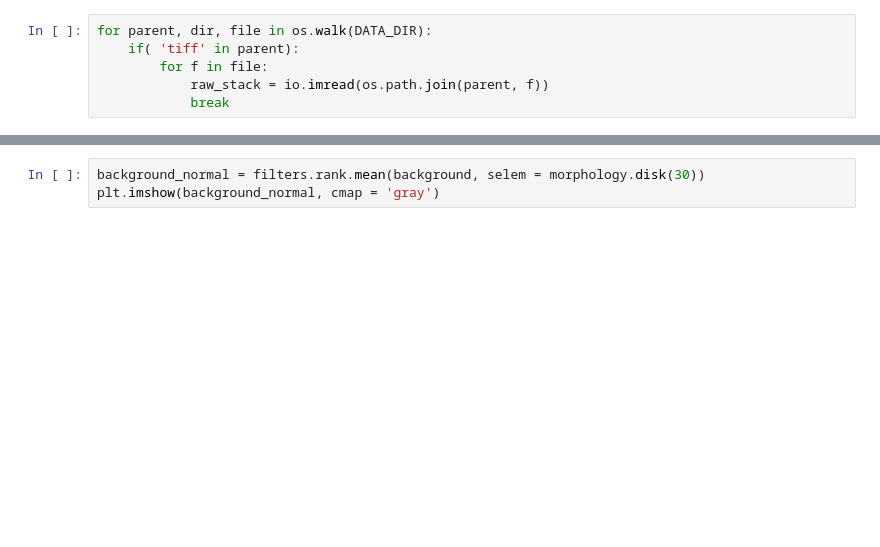
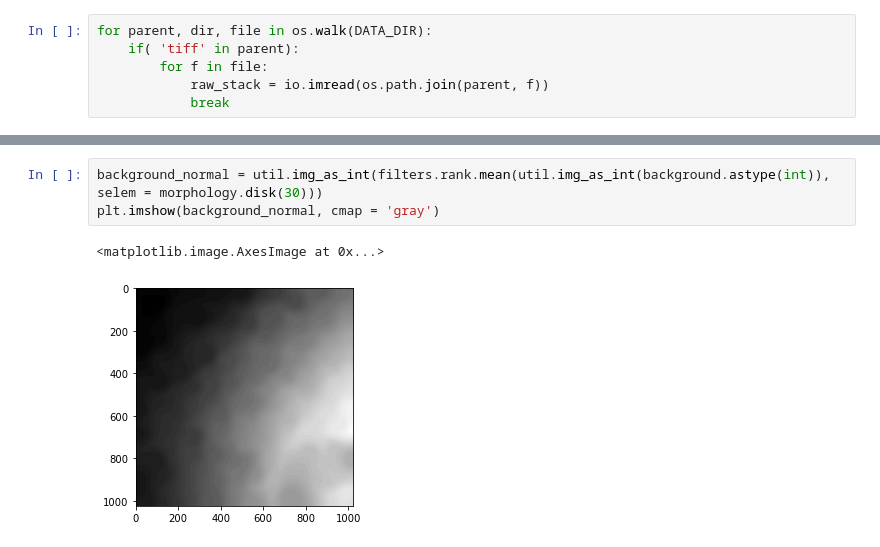
Before and after one commit to ZiyangCh3n/Pilus_Sensing, a Jupyter notebook: test.ipynb, the cells around one changed output, grey strips where cells are left out. Saved outputs shown, nothing was run; the diff lists cells and outputs as text; blank space fills up the shorter version.

```diff
--- a/test.ipynb
+++ b/test.ipynb
@@ -22,6 +29,9 @@ plt.imshow(background, cmap = 'gray')
 # %%
-background_normal = filters.rank.mean(background, selem = morphology.disk(30))
+background_normal = util.img_as_int(filters.rank.mean(util.img_as_int(background.astype(int)), selem = morphology.disk(30)))
 plt.imshow(background_normal, cmap = 'gray')
+# %% [output]
+<matplotlib.image.AxesImage at 0x...>
+[figure, added]
 # %%
 img_bg_reduced = img_sharp - background_normal
 img_bg_reduced[img_sharp < background_normal] = 0
```
Also changed, not shown: parts of 13 cells of this notebook, 2 other files.
